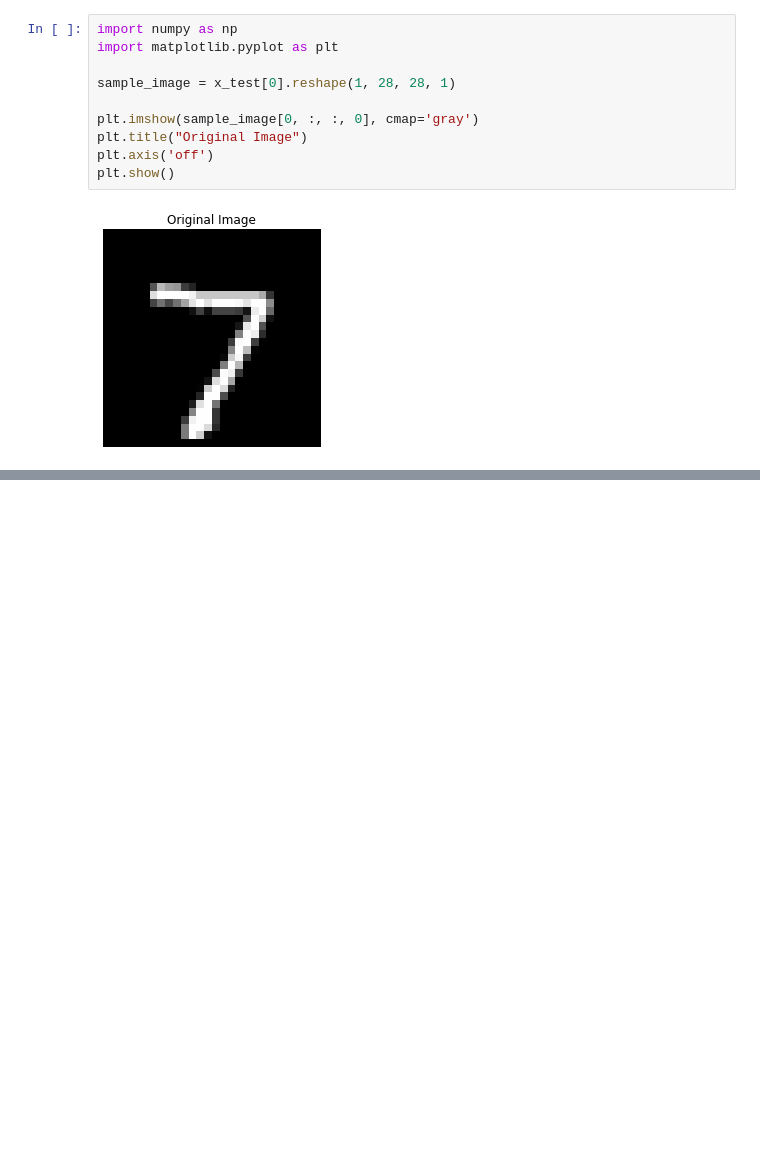
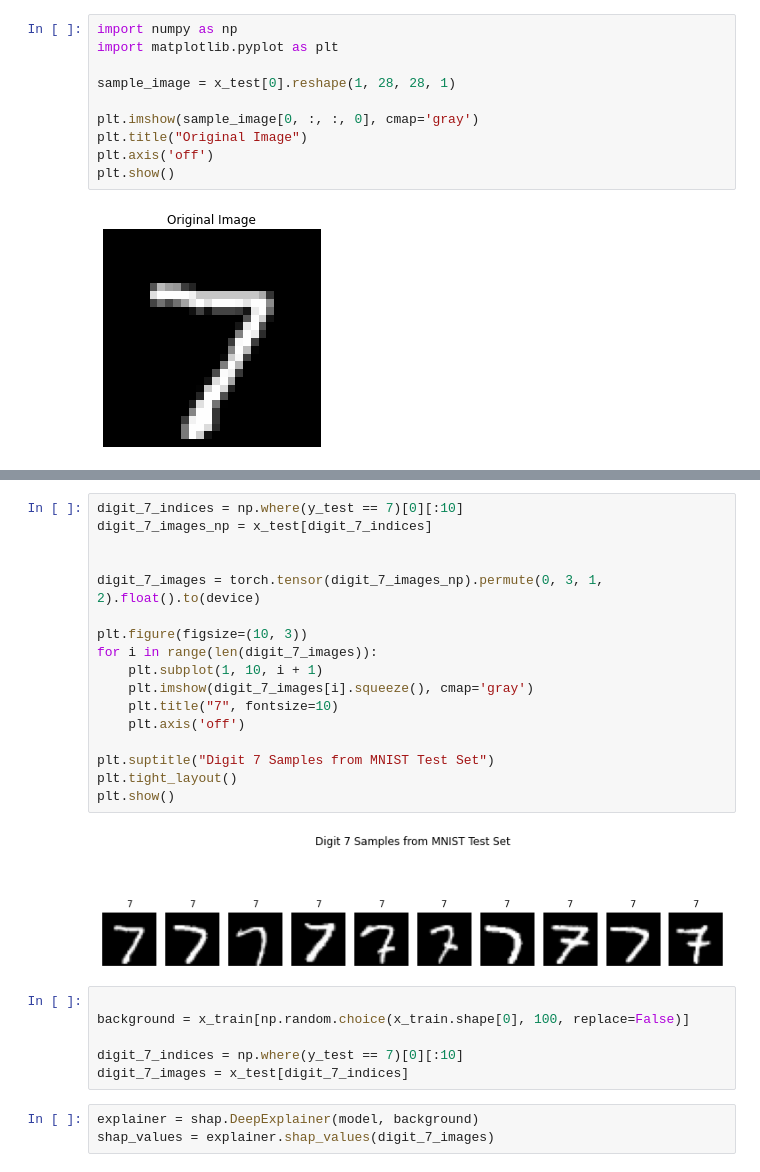
Before and after one commit to eigenhenry/experiments, a Jupyter notebook: nmist_data.ipynb, the cells around one changed output, grey strips where cells are left out. Drawn from its saved outputs; the diff is of its cells as text; blank space fills up the shorter version.

Commit message:
Experimenting with shap and activation maps.

```diff
--- a/nmist_data.ipynb
+++ b/nmist_data.ipynb
@@ -351,0 +340,28 @@ shap.image_plot(shap_values, x_test[:4])
+# %%
+digit_7_indices = np.where(y_test == 7)[0][:10]
+digit_7_images_np = x_test[digit_7_indices]
+
+
+digit_7_images = torch.tensor(digit_7_images_np).permute(0, 3, 1, 2).float().to(device)
+
+plt.figure(figsize=(10, 3))
+for i in range(len(digit_7_images)):
+    plt.subplot(1, 10, i + 1)
+    plt.imshow(digit_7_images[i].squeeze(), cmap='gray')
+    plt.title("7", fontsize=10)
+    plt.axis('off')
+
+plt.suptitle("Digit 7 Samples from MNIST Test Set")
+plt.tight_layout()
+plt.show()
+# %% [output]
+[figure, added]
+# %%
+
+background = x_train[np.random.choice(x_train.shape[0], 100, replace=False)]
+
+digit_7_indices = np.where(y_test == 7)[0][:10]
+digit_7_images = x_test[digit_7_indices]
+# %%
+explainer = shap.DeepExplainer(model, background)
+shap_values = explainer.shap_values(digit_7_images)
```
Also changed, not shown: parts of 15 cells of this notebook.
